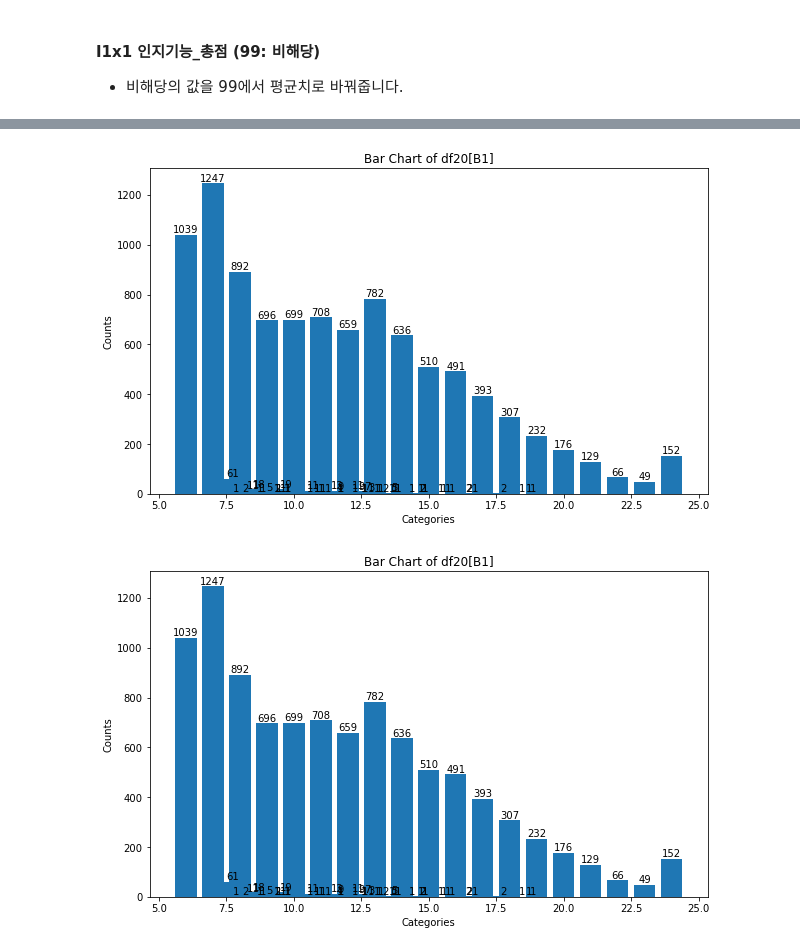
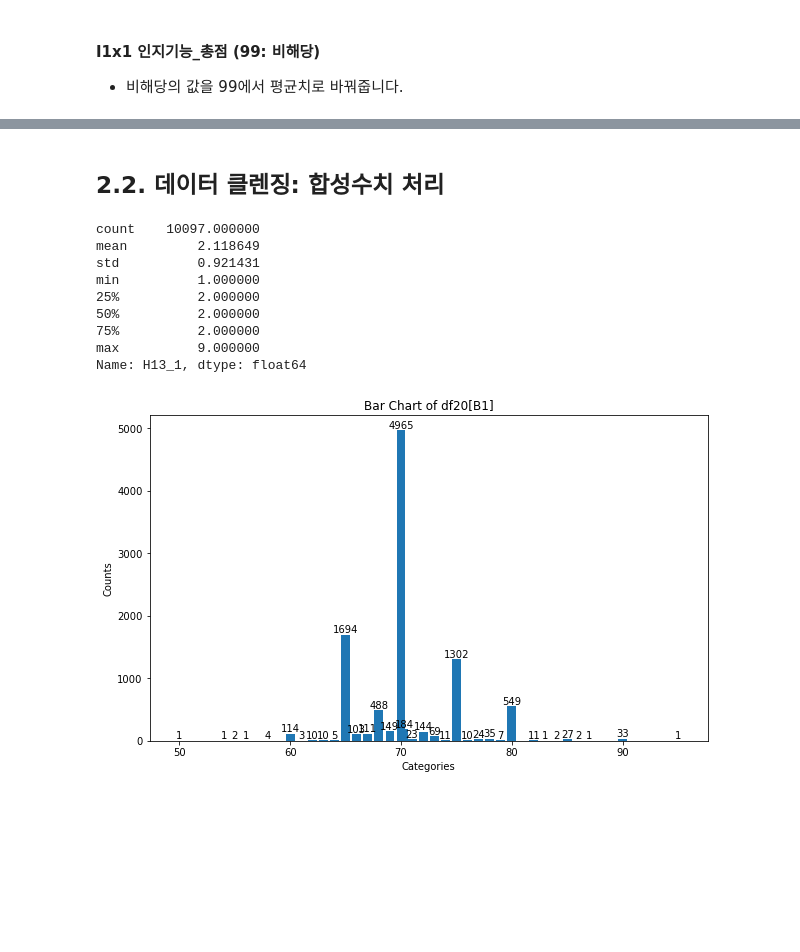
Before and after one commit to minwukim/KDI---Financial-Distress, a Jupyter notebook: Data Cleansing.ipynb, the cells around one changed output, grey strips where cells are left out. Saved outputs shown, nothing was run; the diff lists cells and outputs as text; code cells hidden in the pictures; blank space fills up the shorter version.

```diff
--- a/Data Cleansing.ipynb
+++ b/Data Cleansing.ipynb
@@ -329,0 +401,2 @@ C_6_7_SUM = df20
+# %%
+df20['G4_1'] = df20['G4_1'].replace(2,0)
@@ -330,19 +700,73 @@ C_6_7_SUM = df20
+# %%
+df20['D1_1_etc'] = df20['D1_1_etc'].replace(999, 0)
+df20['D2'] = df20['D2'].replace(2, 0)
+df20['D3'] = df20['D3'].replace(2, 0)
+df20['D5_3_1'] = df20['D5_3_1'].replace(999, 0)
+df20['D5_3_2'] = df20['D5_3_2'].replace(999, 0)
+df20['D6_1_1'] = df20['D6_1_1'].replace({9:0,1:6,2:5,3:4,4:3,5:2,6:1})
+df20['D6_1_2'] = df20['D6_1_2'].replace({9:0,1:6,2:5,3:4,4:3,5:2,6:1})
+df20['D6_1_3'] = df20['D6_1_3'].replace({9:0,1:6,2:5,3:4,4:3,5:2,6:1})
+df20['D7_3_1'] = df20['D7_3_1'].replace(999, 0)
+df20['D7_3_2'] = df20['D7_3_2'].replace(999, 0)
+df20['D8_1'] = df20['D8_1'].replace({9:0,1:6,2:5,3:4,4:3,5:2,6:1})
+df20['D11_2_1'] = df20['D11_2_1'].replace(99, 0)
+df20['D11_2_2'] = df20['D11_2_2'].replace(99, 0)
+df20['D11_2_3'] = df20['D11_2_3'].replace(99, 0)
+df20['D11_2_4'] = df20['D11_2_4'].replace(99, 0)
+df20['D11_2_5'] = df20['D11_2_5'].replace(99, 0)
+df20['D11_2_6'] = df20['D11_2_6'].replace(99, 0)
+cols = ['D13_1','D13_2','D13_3','D13_4','D13_5','D13_6','D13_7','D13_8','D13_9','D13_10','D13_11','D14_1','D14_2','D14_3']
+for col in cols:
+    mean_value = df20.loc[df20[col] != 9, col].mean()
+    df20[col] = df20[col].replace(9, mean_value)
+one_hot = pd.get_dummies(df20['H1'], prefix='H1')
+df20 = df20.join(one_hot)
+cols = ['H4_1', 'H4_2','H4_3','H4_4','H4_5','H4_6','H4_7']
+for col in cols:
+    mean_value = df20.loc[df20[col] != 9, col].mean()
+    df20[col] = df20[col].replace(9, mean_value)
+df20['H11'] = df20['H11'].replace({2:0,3:0})
+df20['H12_1_etc'] = df20['H12_1_etc'].replace({99:0})
+cols = ['H13_1','H13_2','H13_3','H13_4','H13_5','H13_5','H13_6','H14_1_1','H14_1_2','H14_1_3','H14_1_4','H14_1_5','H14_1_6']
+for col in cols:
+    df20[col] = df20[col].replace({2:0,9:0})
+mean_value = df20.loc[df20['H15'] != 99, 'H15'].mean()
+df20['H15'] = df20['H15'].replace(99, mean_value)
+cols = ['H16_1','H16_2','H16_3','H16_4','H16_5','H16_6','H16_7','H18']
+for col in cols:
+    mean_value = df20.loc[df20[col] != 9, col].mean()
+    df20[col] = df20[col].replace(9, mean_value)
+df20['H25'] = df20['H25'].replace({2:0,9:0})
+# %% [markdown]
+## 2.2.  데이터 클렌징: 합성수치 처리
+# %%
+df20['H13_1'].describe()
+# %% [output]
+count    10097.000000
+mean         2.118649
+std          0.921431
+min          1.000000
+25%          2.000000
+50%          2.000000
+75%          2.000000
+max          9.000000
+Name: H13_1, dtype: float64
 # %%
-values = df20['C5_SUM'].value_counts()
+# df20['F1_1_1'] = df20['F1_1_2_2'].replace(999, 10)
+values = df20['H15'].value_counts()
 labels = values.index
 
 plt.figure(figsize=(10,6))
 bars = plt.bar(labels, values)
 
 # Add counts on top of each bar
 for bar in bars:
     yval = bar.get_height()
     plt.text(bar.get_x() + bar.get_width()/2, yval + 0.5, yval, ha='center', va='bottom')
 
 plt.title('Bar Chart of df20[B1]')
 plt.xlabel('Categories')
 plt.ylabel('Counts')
 plt.show()
 # %% [output]
-[figure, old version]
+[figure, new version]
-[figure, removed]
```
Also changed, not shown: parts of 64 cells of this notebook.
